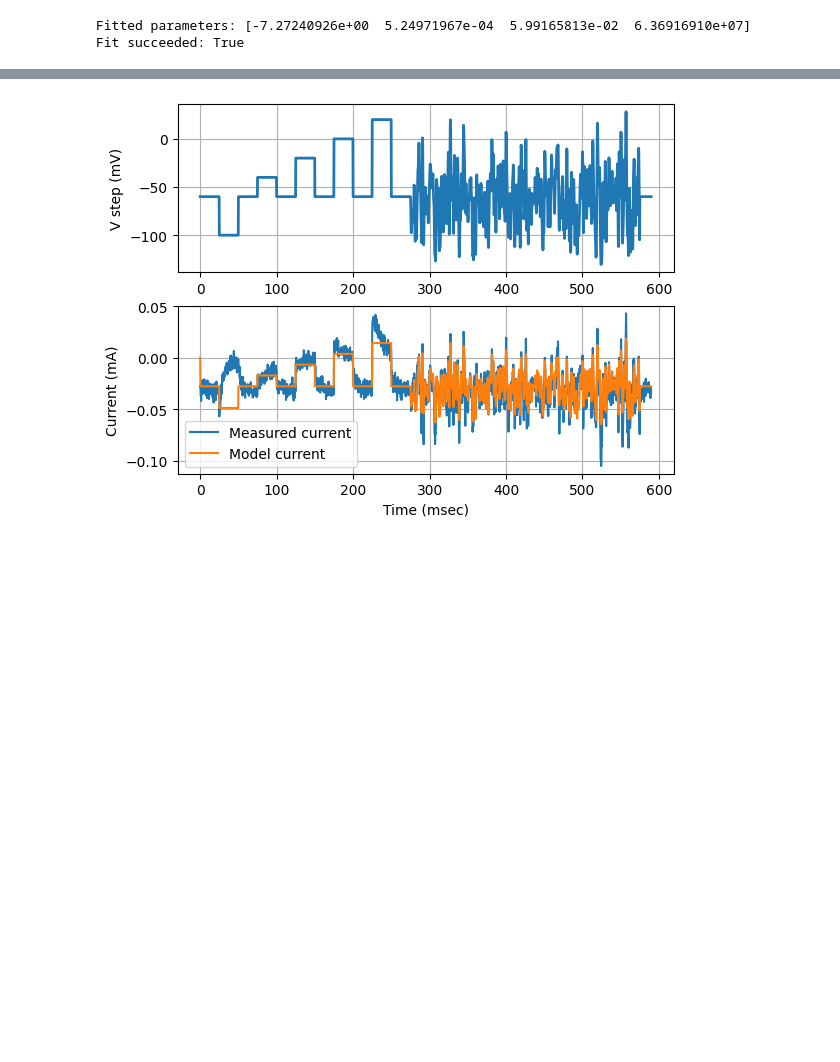
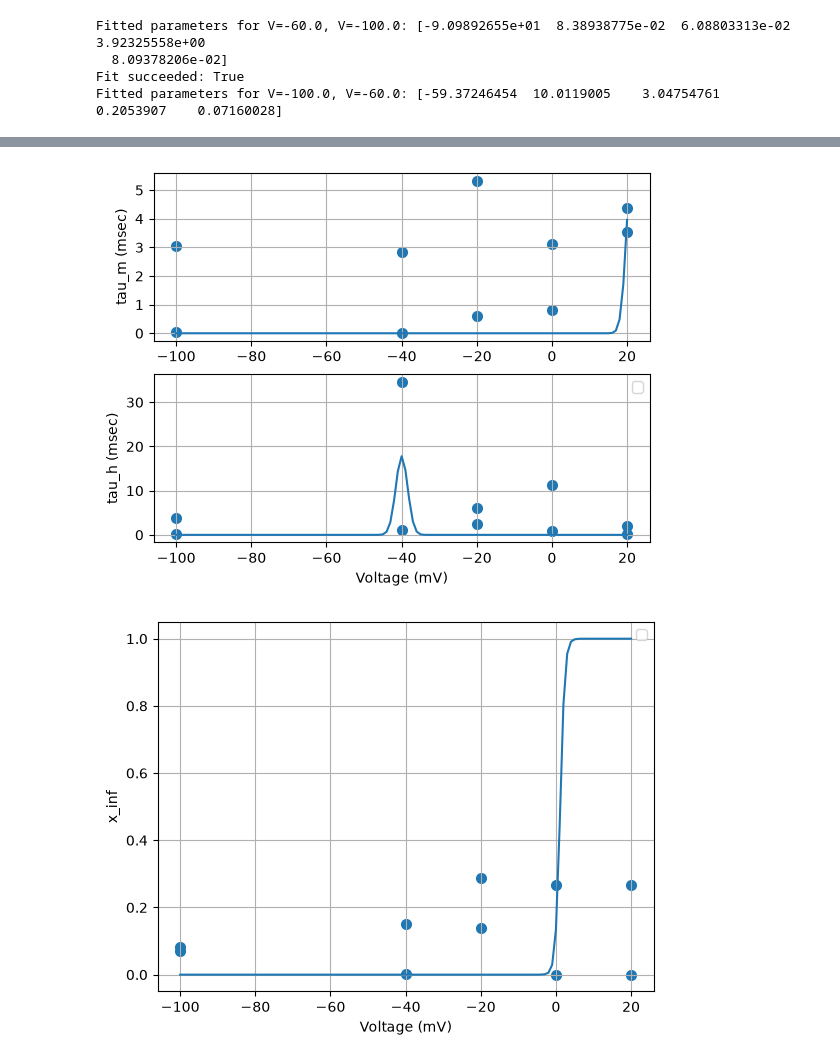
Before and after one commit to Hadrien123/QLS_HodgkinHuxley, a Jupyter notebook: base_code.ipynb, the cells around one changed output, grey strips where cells are left out. Saved outputs shown, nothing was run; the diff lists cells and outputs as text; code cells hidden in the pictures; blank space fills up the shorter version.

```diff
--- a/base_code.ipynb
+++ b/base_code.ipynb
@@ -55,35 +110,69 @@ def run_vclamp_model(folder: str, data: str = "CookLab1UnknownChannel.txt"):
     # %% SECTION 3-a: Load provided input data.
     # NO MODIFICATIONS: This section should be kept as is.
     data = np.loadtxt(os.path.join(folder, "data/CookLab1UnknownChannel.txt"))
+    tau_m = []
+    tau_h = []
+    tau_v = []
+    list_i = []
+    x_inf=[]
+    past=1
+    for j in range(1,11):
+        start = j*100-past
+        stop = (j+1)*100
+        t = data[start:stop, 0]
+        v = data[start:stop, 1]
+        test_i = data[start:stop,2]
+
+
+        # i has the same shape as array v, add code in the next section to fill it
+        i = np.empty_like(v)
+
+        # %% SECTION 3-b: Compute i [to be filled by students]
+
+        fit = least_squares(compute_error, args = (t, v, test_i), x0 = [-60, 10, 1, 1,0.5])
+
+
+        print(f"Fitted parameters for V={v[0]}, V={v[-1]}:", fit.x)
+        if j%2 == 0:
+            tau_v.append(tau_v[-1])
+            tau_m.append(fit.x[2])
+            tau_h.append(fit.x[3])
+            x_inf.append(fit.x[4])
+        else:
+            tau_m.append(fit.x[2])
+            tau_h.append(fit.x[3])
+            tau_v.append(v[past])
+            x_inf.append(fit.x[4])
+            print("Fit succeeded:", fit.success)
+
+            i = get_current(*fit.x, v, t)
+        list_i+=list(i)
+
+    plot_taus(tau_v,tau_m,tau_h)
+    plot_x_inf(x_inf,tau_v)
     t = data[:, 0]
     v = data[:, 1]
     test_i = data[:,2]
-
-
-    # i has the same shape as array v, add code in the next section to fill it
-    i = np.empty_like(v)
-
-    # %% SECTION 3-b: Compute i [to be filled by students]
-
-    fit = least_squares(compute_error, args = (t, v, test_i), x0 = [-120, 10, 1, 1])
-
-    print("Fitted parameters:", fit.x)
-    print("Fit succeeded:", fit.success)
-
-    i = get_current(*fit.x, v, t)
 
     plt.figure()
 
     plt.subplot(2, 1, 1)
     plt.grid(True)
-    plt.plot(t, v, linewidth=2)
+    plt.plot(t[:1100], v[:1100], linewidth=2)
     plt.axis("tight")
     plt.ylabel("V step (mV)")
 
     plt.subplot(2, 1, 2)
     plt.grid(True)
-    plt.plot(t, test_i, label="Measured current")
-    plt.plot(t, i, label="Model current")
+    plt.plot(t[:1100], test_i[:1100], label="Measured current")
+    t = []
+    for j in range(1,11):
+        start = j*100-past
+        stop = (j+1)*100
+
+        # if j%2==1:
+        t += list(data[start:stop, 0])
+    plt.scatter(t, list_i, label="Model current",color="r")
     plt.xlabel("Time (msec)")
     plt.ylabel("Current (mA)")
     plt.legend()
@@ -95,5 +184,7 @@ def run_vclamp_model(folder: str, data: str = "CookLab1UnknownChannel.txt"):
 
 fitted = run_vclamp_model(os.getcwd())
 # %% [output]
-Fitted parameters: [-7.27240926e+00  5.24971967e-04  5.99165813e-02  6.36916910e+07]
+Fitted parameters for V=-60.0, V=-100.0: [-9.09892655e+01  8.38938775e-02  6.08803313e-02  3.92325558e+00
+  8.09378206e-02]
 Fit succeeded: True
+Fitted parameters for V=-100.0, V=-60.0: [-59.37246454  10.0119005    3.04754761   0.2053907    0.07160028]
@@ -100 +206,2 @@ Fit succeeded: True
-[figure, old version]
+[figure, new version]
+[figure, added]
```
Also changed, not shown: parts of 3 cells of this notebook.
